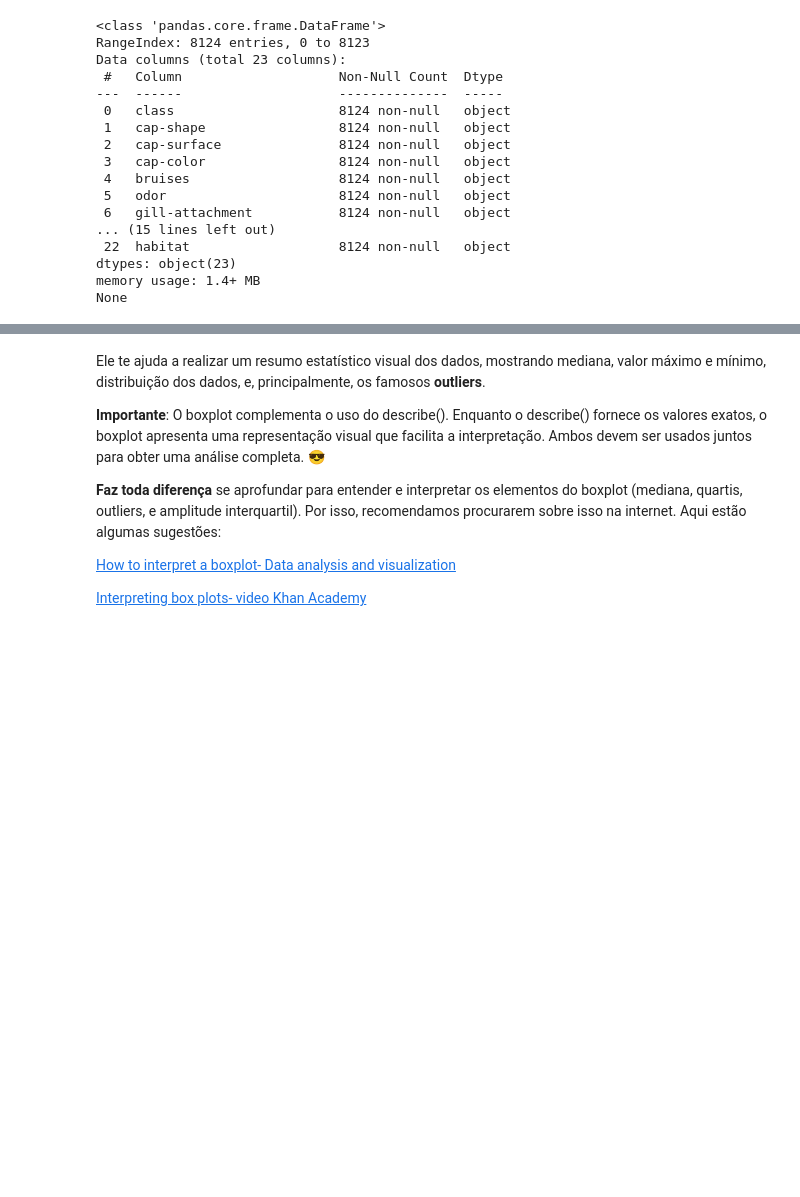
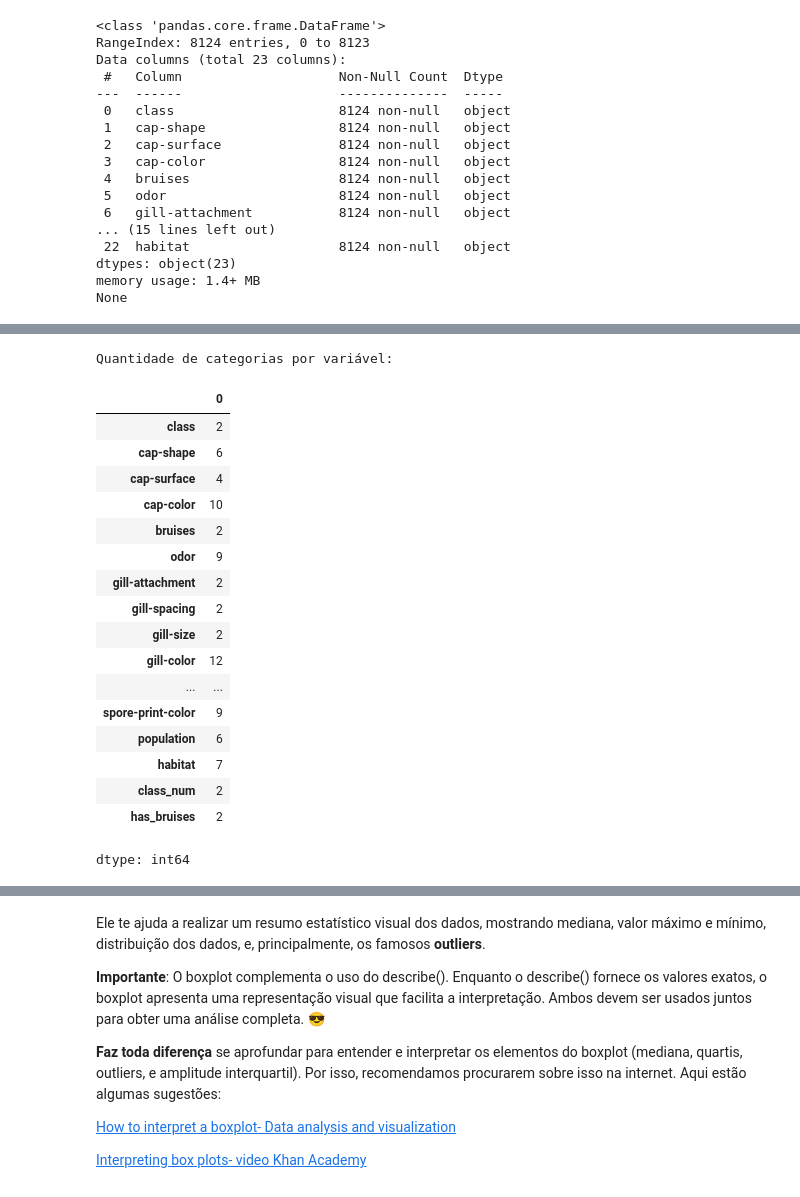
Before and after one commit to Walisson-Sales/Atividade-de-Analise-Exploratoria-de-Dados, a Jupyter notebook: notebook_EDA.ipynb, the cells around one changed output, grey strips where cells are left out. Drawn from its saved outputs; the diff is of its cells as text; code cells hidden in the pictures; blank space fills up the shorter version.

```diff
--- a/notebook_EDA.ipynb
+++ b/notebook_EDA.ipynb
@@ -394,0 +365,24 @@ freq          7488      3968              2388       4040    3148
+# %%
+# Identificação de valores únicos em cada tabela
+print("Quantidade de categorias por variável:")
+display(df.nunique())
+# %% [output]
+Quantidade de categorias por variável:
+|  | 0 |
+| class | 2 |
+| cap-shape | 6 |
+| cap-surface | 4 |
+| cap-color | 10 |
+| bruises | 2 |
+| odor | 9 |
+| gill-attachment | 2 |
+| gill-spacing | 2 |
+| gill-size | 2 |
+| gill-color | 12 |
+| ... | ... |
+| spore-print-color | 9 |
+| population | 6 |
+| habitat | 7 |
+| class_num | 2 |
+| has_bruises | 2 |
+dtype: int64
```
Also changed, not shown: parts of 13 cells of this notebook.
